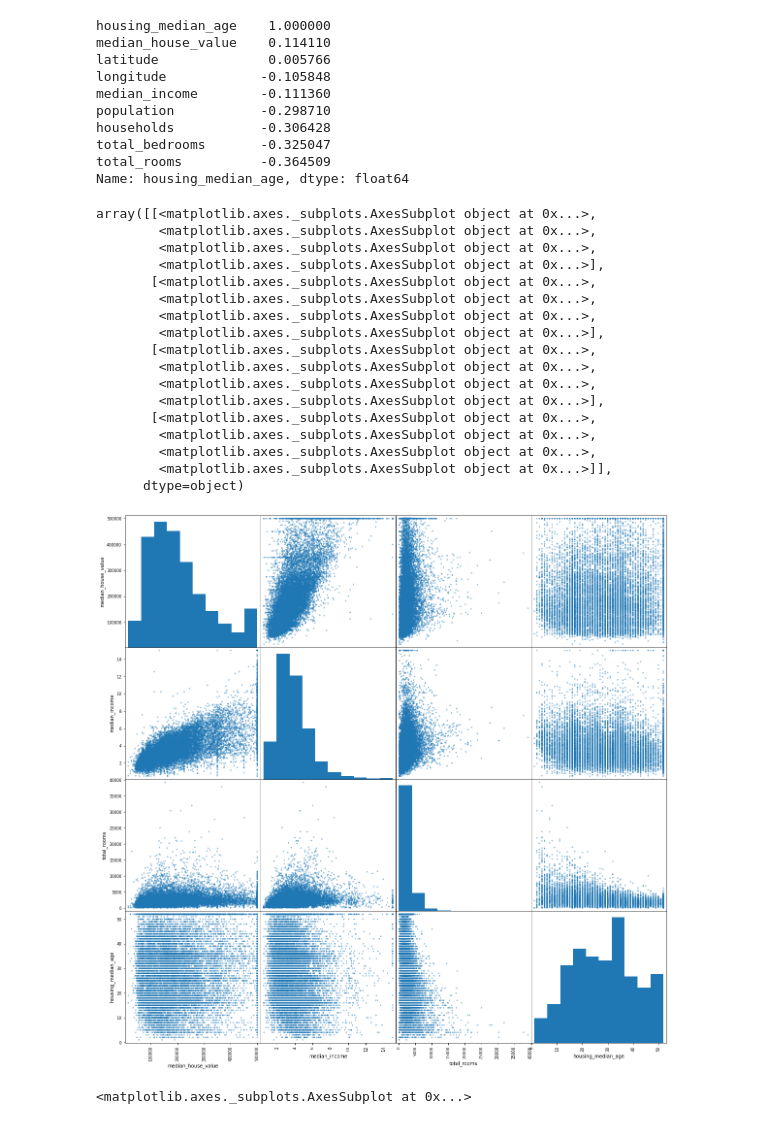
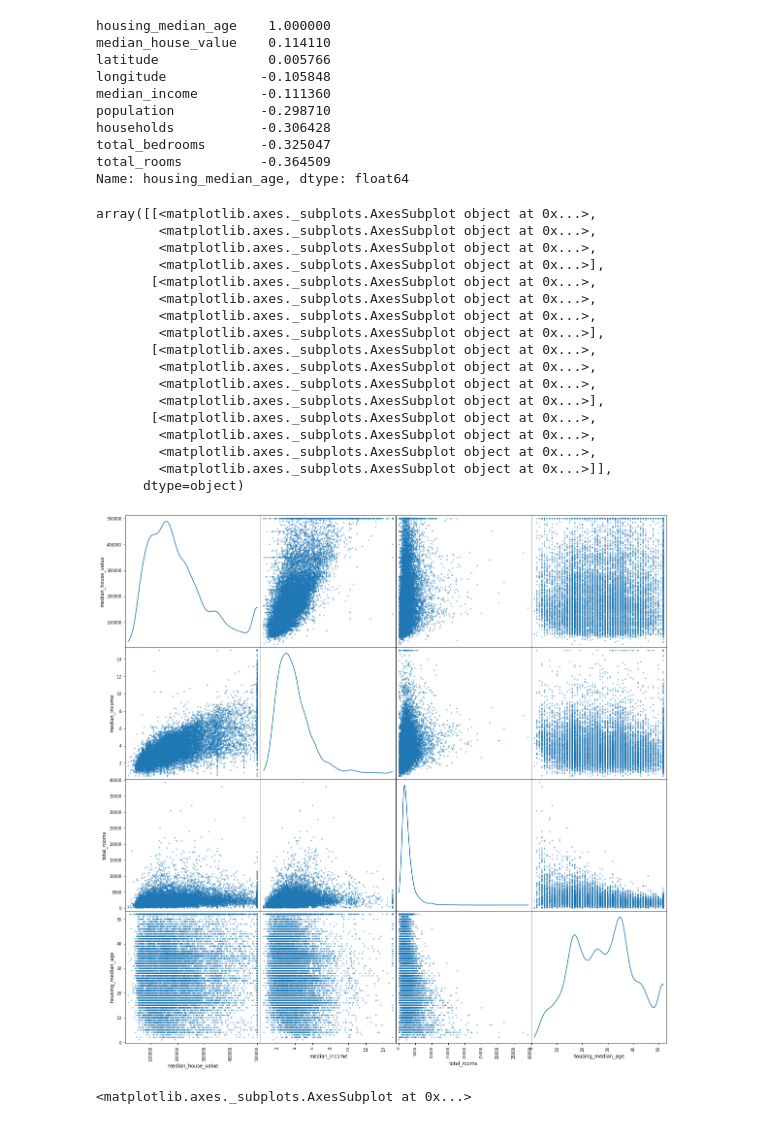
Before and after one commit to Flyingdotschman/MachineLearning, a Jupyter notebook: Housing.ipynb, the cells around one changed output. Saved outputs shown, nothing was run; the diff lists cells and outputs as text; code cells hidden in the pictures.

```diff
--- a/Housing.ipynb
+++ b/Housing.ipynb
@@ -166,27 +166,27 @@ Name: housing_median_age, dtype: float64
 # %%
 from pandas.plotting import scatter_matrix
 
 attributes = ["median_house_value", "median_income", "total_rooms", "housing_median_age"]
-scatter_matrix(housing[attributes], figsize=(20,20))
+scatter_matrix(housing[attributes], diagonal="kde", figsize=(20,20))
 # %% [output]
 array([[<matplotlib.axes._subplots.AxesSubplot object at 0x...>,
         <matplotlib.axes._subplots.AxesSubplot object at 0x...>,
         <matplotlib.axes._subplots.AxesSubplot object at 0x...>,
         <matplotlib.axes._subplots.AxesSubplot object at 0x...>],
        [<matplotlib.axes._subplots.AxesSubplot object at 0x...>,
         <matplotlib.axes._subplots.AxesSubplot object at 0x...>,
         <matplotlib.axes._subplots.AxesSubplot object at 0x...>,
         <matplotlib.axes._subplots.AxesSubplot object at 0x...>],
        [<matplotlib.axes._subplots.AxesSubplot object at 0x...>,
         <matplotlib.axes._subplots.AxesSubplot object at 0x...>,
         <matplotlib.axes._subplots.AxesSubplot object at 0x...>,
         <matplotlib.axes._subplots.AxesSubplot object at 0x...>],
        [<matplotlib.axes._subplots.AxesSubplot object at 0x...>,
         <matplotlib.axes._subplots.AxesSubplot object at 0x...>,
         <matplotlib.axes._subplots.AxesSubplot object at 0x...>,
         <matplotlib.axes._subplots.AxesSubplot object at 0x...>]],
       dtype=object)
-[figure, old version]
+[figure, new version]
 # %%
 housing.plot(kind="scatter", x="median_income", y="median_house_value", alpha=0.4, figsize=(20,20))
 # %% [output]
```
